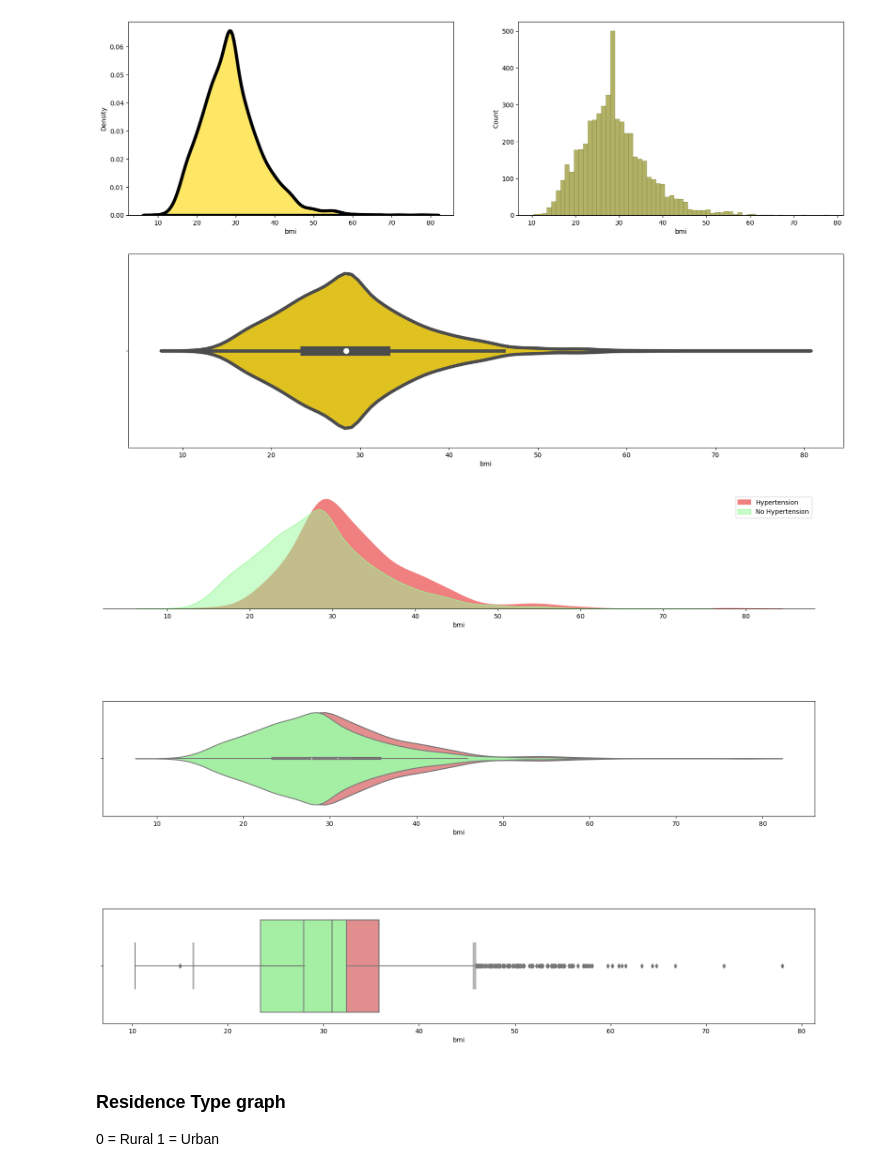
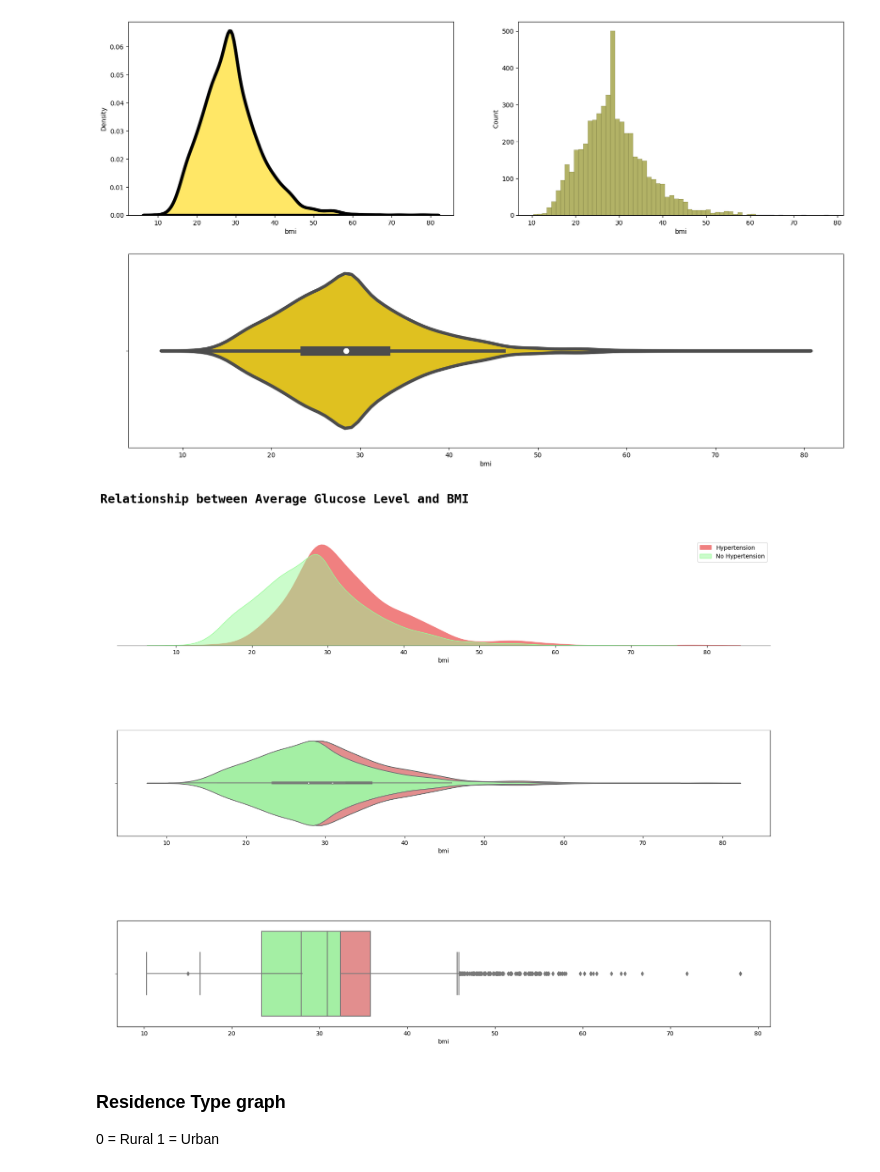
Before and after one commit to RISHABH-GUPTA-RG/HyptertensionDataVisualization, a Jupyter notebook: Main.ipynb, the cells around one changed output. Cells and saved outputs as stored; diff of their text form; code cells hidden in the pictures.

Commit message:
Editted some graphs and added labels to them

```diff
--- a/Main.ipynb
+++ b/Main.ipynb
@@ -472,30 +474,32 @@ sns.violinplot(x=df['bmi'], ax=ax2, fill=True, color='gold',
 # %%
 fig=plt.figure(figsize=(20,15),facecolor='white')
 
 gs=fig.add_gridspec(3,1)
 gs.update(wspace=0, hspace=0.8)
 
 ax=fig.add_subplot(gs[0,0])
 ax1=fig.add_subplot(gs[1,0])
 ax2=fig.add_subplot(gs[2,0])
+
+ax.text(0,0.1,'Relationship between Average Glucose Level and BMI',fontsize=21,fontweight='bold', fontfamily='monospace')
 
 sns.kdeplot(data=df[df.hypertension==1],x='bmi',ax=ax,fill=True,color='lightcoral',alpha=1)
 sns.kdeplot(data=df[df.hypertension==0],x='bmi',ax=ax,fill=True,color='palegreen',alpha=0.5)
 
 sns.violinplot(data=df[df.hypertension==1],x='bmi',ax=ax1,fill=True,color='lightcoral',alpha=1)
 sns.violinplot(data=df[df.hypertension==0],x='bmi',ax=ax1,fill=True,color='palegreen',alpha=0.5)
 
 sns.boxplot(data=df[df.hypertension==1],x='bmi',ax=ax2,color='lightcoral')
 sns.boxplot(data=df[df.hypertension==0],x='bmi',ax=ax2,color='palegreen')
 
 ax.set_yticklabels('')
 ax.set_ylabel('')
 ax.legend(['Hypertension','No Hypertension'])
 ax.tick_params(axis='y',length=0)
 for direction in ['top','right','left']:
     ax.spines[direction].set_visible(False)
 # %% [output]
-[figure, old version]
+[figure, new version]
 # %% [markdown]
 ### Residence Type graph
 0 = Rural
```
Also changed, not shown: parts of 9 cells of this notebook.
